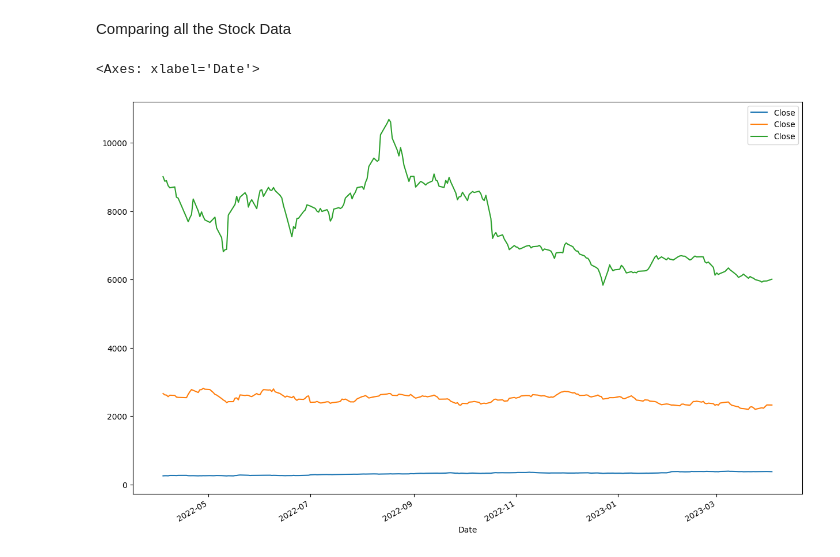
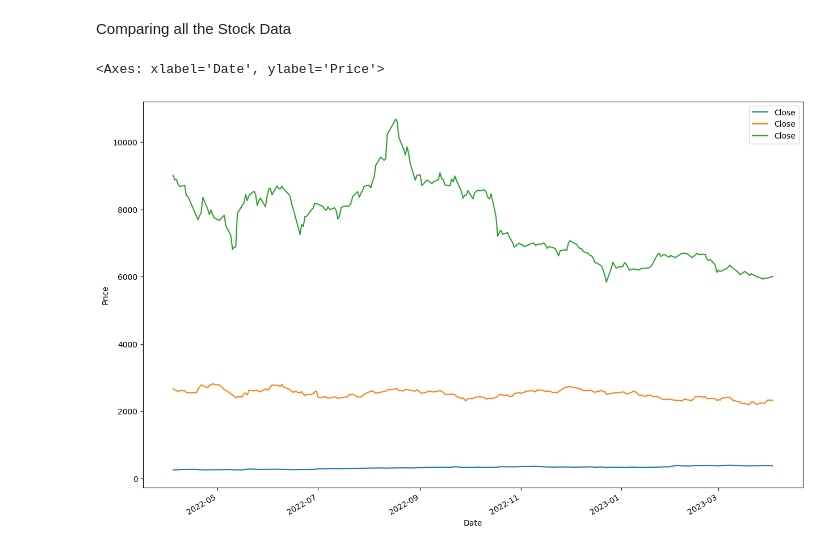
Before and after one commit to suresh130900/python_analisys, a Jupyter notebook: DAP_project.ipynb, the cells around one changed output. Drawn from its saved outputs; the diff is of its cells as text; code cells hidden in the pictures.

```diff
--- a/DAP_project.ipynb
+++ b/DAP_project.ipynb
@@ -169,13 +173,15 @@ Comparing all the Stock Data
 # %%
 reliance_close = reliance["Close"]
 reliance_close
 
 tata_close = tata["Close"]
 itc_close = itc["Close"]
 
+
+plt.ylabel("Price")
 itc["Close"].plot(legend= True,figsize=(15,10))
 reliance["Close"].plot(legend= True,figsize=(15,10))
 tata["Close"].plot(legend= True,figsize=(15,10))
 # %% [output]
-<Axes: xlabel='Date'>
+<Axes: xlabel='Date', ylabel='Price'>
-[figure, old version]
+[figure, new version]
```
Also changed, not shown: parts of 13 cells of this notebook.
